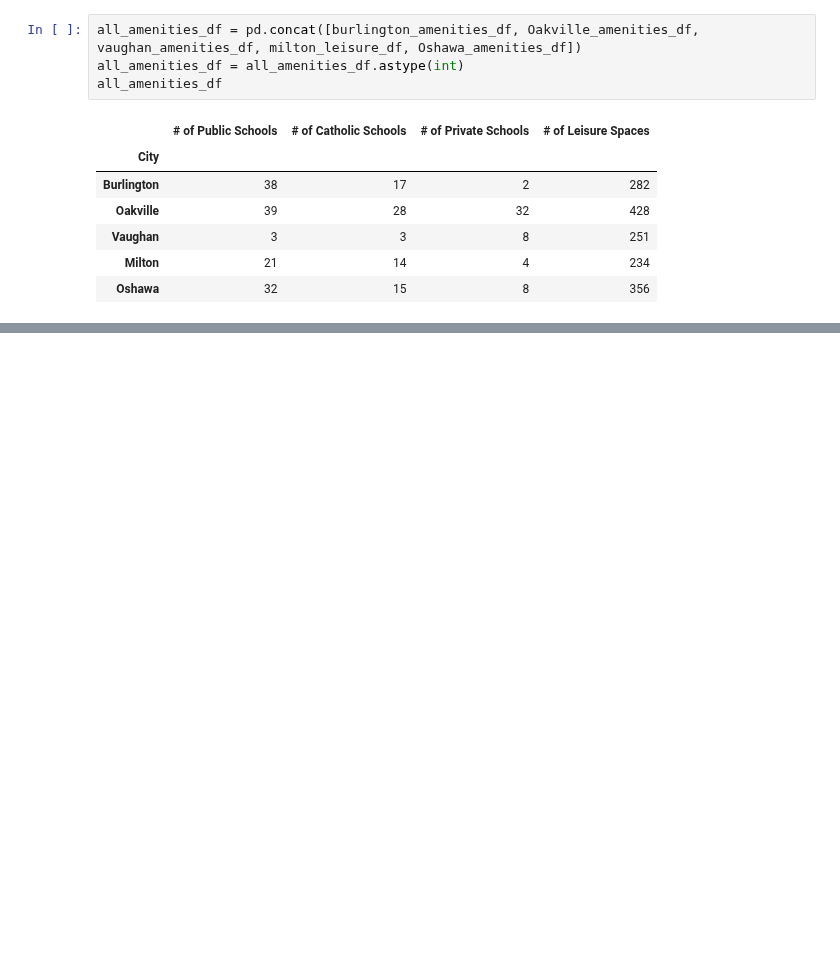
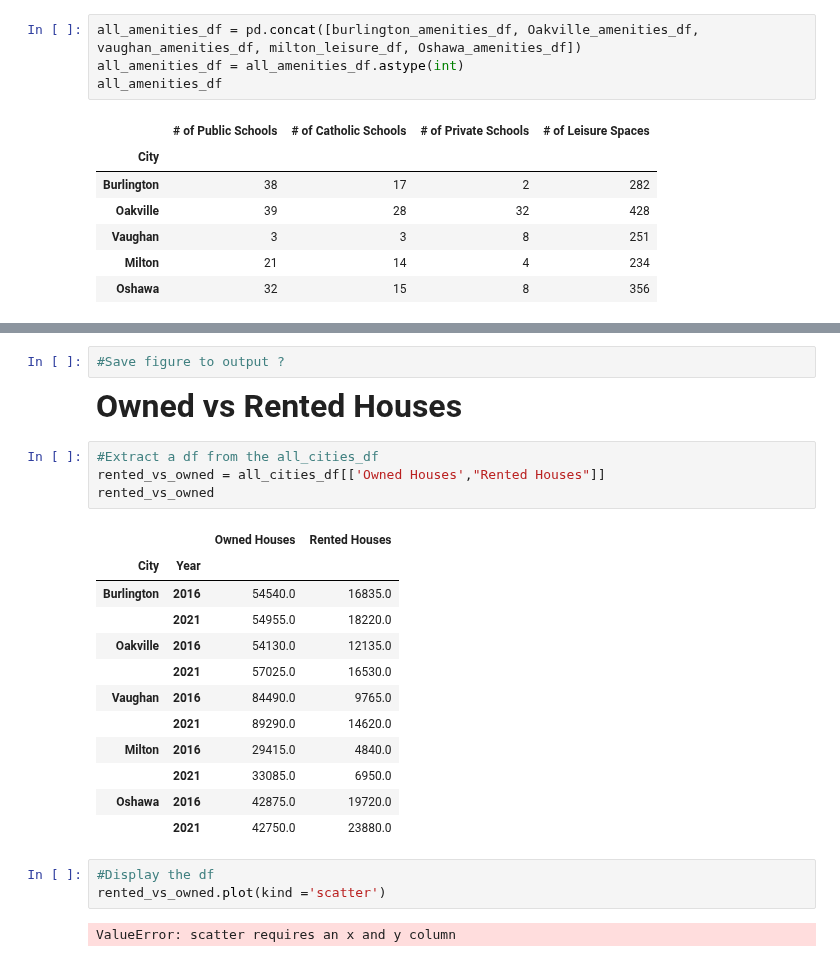
Before and after one commit to MaisieDeGraaf/oakville-housing-analysis, a Jupyter notebook: Main_Cities_Analysis.ipynb, the cells around one changed output, grey strips where cells are left out. Saved outputs shown, nothing was run; the diff lists cells and outputs as text; blank space fills up the shorter version.

```diff
--- a/Main_Cities_Analysis.ipynb
+++ b/Main_Cities_Analysis.ipynb
@@ -87,0 +100,26 @@ all_amenities_df
+# %%
+#Save figure to output ?
+# %% [markdown]
+**<font size = 6> Owned vs Rented Houses </font>**
+# %%
+#Extract a df from the all_cities_df
+rented_vs_owned = all_cities_df[['Owned Houses',"Rented Houses"]]
+rented_vs_owned
+# %% [output]
+|  |  | Owned Houses | Rented Houses |
+| City | Year |  |  |
+| Burlington | 2016 | 54540.0 | 16835.0 |
+|  | 2021 | 54955.0 | 18220.0 |
+| Oakville | 2016 | 54130.0 | 12135.0 |
+|  | 2021 | 57025.0 | 16530.0 |
+| Vaughan | 2016 | 84490.0 | 9765.0 |
+|  | 2021 | 89290.0 | 14620.0 |
+| Milton | 2016 | 29415.0 | 4840.0 |
+|  | 2021 | 33085.0 | 6950.0 |
+| Oshawa | 2016 | 42875.0 | 19720.0 |
+|  | 2021 | 42750.0 | 23880.0 |
+# %%
+#Display the df
+rented_vs_owned.plot(kind ='scatter')
+# %% [output]
+ValueError: scatter requires an x and y column
```
Also changed, not shown: parts of 4 cells of this notebook.
